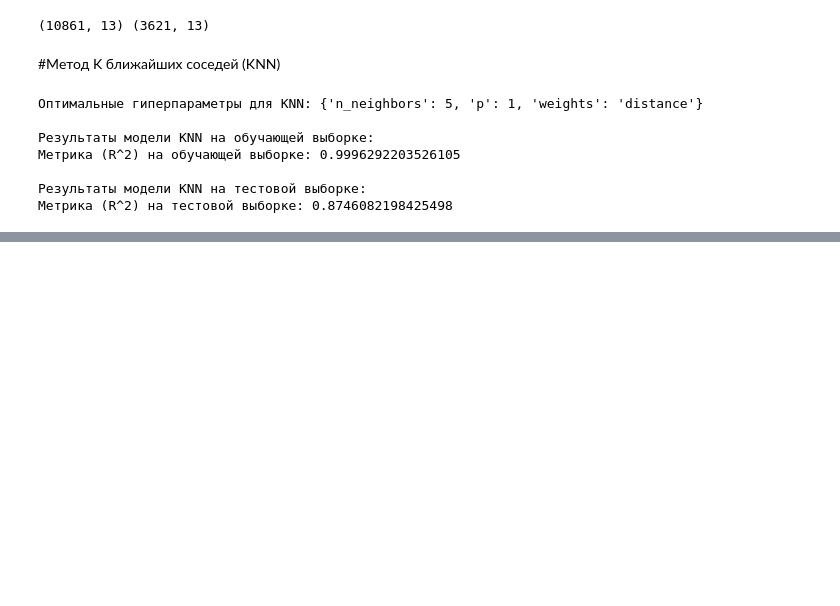
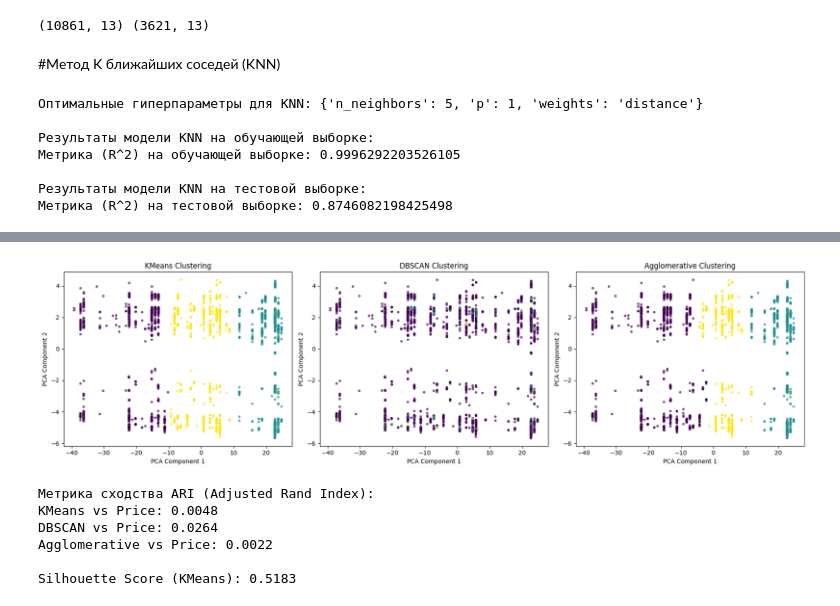
Before and after one commit to deademous/MachineLearning, a Jupyter notebook: MachineLearning.ipynb, the cells around one changed output, grey strips where cells are left out. Cells and saved outputs as stored; diff of their text form; code cells hidden in the pictures; blank space fills up the shorter version.

```diff
--- a/MachineLearning.ipynb
+++ b/MachineLearning.ipynb
@@ -463,0 +471,59 @@ print("Метрика (R^2) на тестовой выборке:", r2_test_knn)
+# %%
+from sklearn.cluster import KMeans, DBSCAN, AgglomerativeClustering
+from sklearn.decomposition import PCA
+from sklearn.metrics import adjusted_rand_score, silhouette_score
+import matplotlib.pyplot as plt
+import seaborn as sns
+
+# 1. Понижение размерности для визуализации (PCA)
+pca = PCA(n_components=2)
+X_pca = pca.fit_transform(X_test)
+
+# 2. Реализация 3 методов кластеризации
+# Метод 1: KMeans (на 3 кластера)
+kmeans = KMeans(n_clusters=3, random_state=42, n_init=10)
+kmeans_labels = kmeans.fit_predict(X_test)
+
+# Метод 2: DBSCAN
+# Параметры подобраны для выделения плотных групп и шума
+dbscan = DBSCAN(eps=0.5, min_samples=5)
+dbscan_labels = dbscan.fit_predict(X_test)
+
+# Метод 3: Agglomerative Clustering
+agg = AgglomerativeClustering(n_clusters=3)
+agg_labels = agg.fit_predict(X_test)
+
+# 3. Визуализация результатов
+plt.figure(figsize=(18, 5))
+
+titles = ['KMeans Clustering', 'DBSCAN Clustering', 'Agglomerative Clustering']
+labels_list = [kmeans_labels, dbscan_labels, agg_labels]
+
+for i, (title, labels) in enumerate(zip(titles, labels_list)):
+    plt.subplot(1, 3, i+1)
+    plt.scatter(X_pca[:, 0], X_pca[:, 1], c=labels, cmap='viridis', s=10, alpha=0.6)
+    plt.title(title)
+    plt.xlabel('PCA Component 1')
+    plt.ylabel('PCA Component 2')
+
+plt.tight_layout()
+plt.show()
+
+# 4. Сравнение с истинными метками
+y_true_cats = pd.qcut(y_test, q=3, labels=[0, 1, 2]).astype(int)
+
+print("Метрика сходства ARI (Adjusted Rand Index):")
+print(f"KMeans vs Price: {adjusted_rand_score(y_true_cats, kmeans_labels):.4f}")
+print(f"DBSCAN vs Price: {adjusted_rand_score(y_true_cats, dbscan_labels):.4f}")
+print(f"Agglomerative vs Price: {adjusted_rand_score(y_true_cats, agg_labels):.4f}")
+
+# Оценка качества разбиения (Силуэт)
+print(f"\nSilhouette Score (KMeans): {silhouette_score(X_test, kmeans_labels):.4f}")
+# %% [output]
+[figure, added]
+Метрика сходства ARI (Adjusted Rand Index):
+KMeans vs Price: 0.0048
+DBSCAN vs Price: 0.0264
+Agglomerative vs Price: 0.0022
+
+Silhouette Score (KMeans): 0.5183
```
Also changed, not shown: parts of 3 cells of this notebook.
